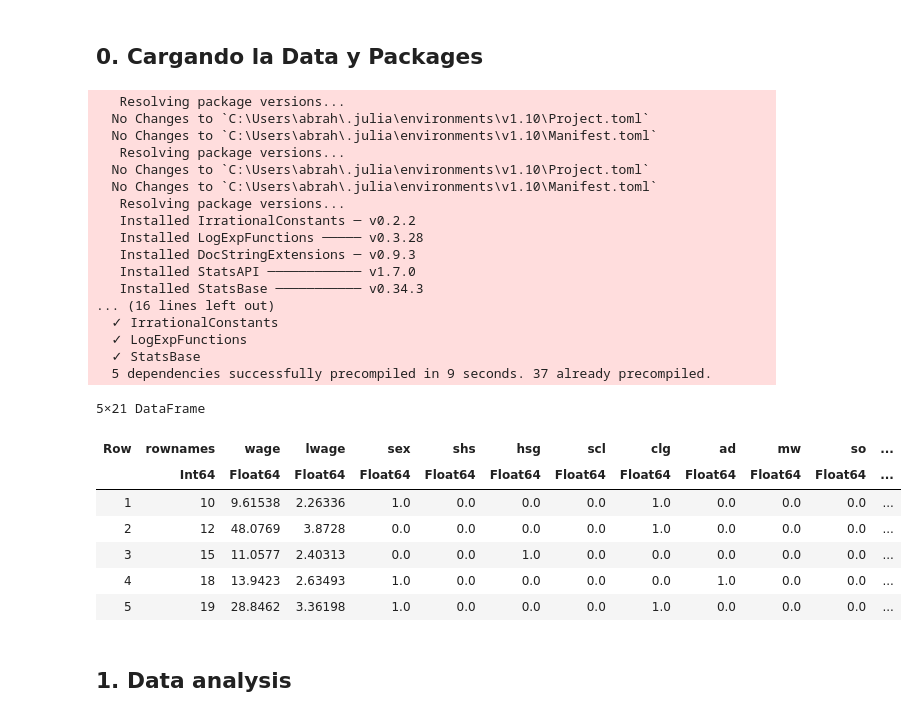
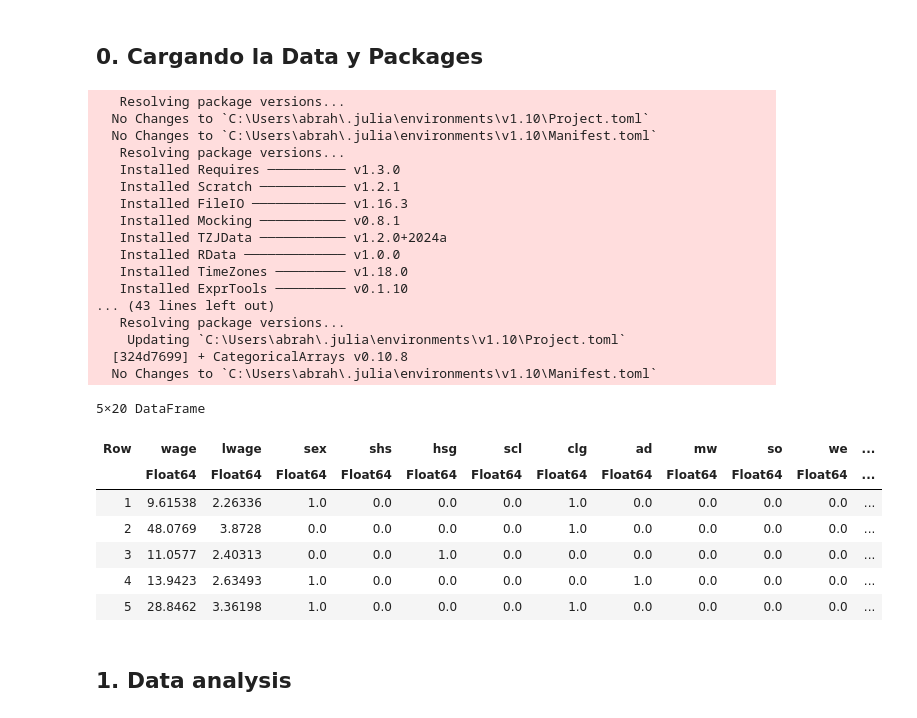
Before and after one commit to d2cml-ai/CausalAI-Course, a Jupyter notebook: Labs/Assignment/Assignment_1/group3_assignment1_Julia.ipynb, the cells around one changed output. Drawn from its saved outputs; the diff is of its cells as text; code cells hidden in the pictures.

```diff
--- a/Labs/Assignment/Assignment_1/group3_assignment1_Julia.ipynb
+++ b/Labs/Assignment/Assignment_1/group3_assignment1_Julia.ipynb
@@ -3,44 +3,60 @@
 # %%
 using Pkg
 Pkg.add("CSV")
+Pkg.add("RData")
 Pkg.add("DataFrames")
 Pkg.add("StatsBase")
+Pkg.add("StatsModels")
+Pkg.add("Statistics")
+Pkg.add("GLM")
+Pkg.add("LaTeXStrings")
+Pkg.add("CategoricalArrays")
 # %% [output]
    Resolving package versions...
   No Changes to `C:\Users\abrah\.julia\environments\v1.10\Project.toml`
   No Changes to `C:\Users\abrah\.julia\environments\v1.10\Manifest.toml`
    Resolving package versions...
-  No Changes to `C:\Users\abrah\.julia\environments\v1.10\Project.toml`
+   Installed Requires ────────── v1.3.0
+   Installed Scratch ─────────── v1.2.1
+   Installed FileIO ──────────── v1.16.3
+   Installed Mocking ─────────── v0.8.1
+   Installed TZJData ─────────── v1.2.0+2024a
+   Installed RData ───────────── v1.0.0
+   Installed TimeZones ───────── v1.18.0
+   Installed ExprTools ───────── v0.1.10
+... (43 lines left out)
+   Resolving package versions...
+    Updating `C:\Users\abrah\.julia\environments\v1.10\Project.toml`
+  [324d7699] + CategoricalArrays v0.10.8
   No Changes to `C:\Users\abrah\.julia\environments\v1.10\Manifest.toml`
-   Resolving package versions...
-   Installed IrrationalConstants ─ v0.2.2
-   Installed LogExpFunctions ───── v0.3.28
-   Installed DocStringExtensions ─ v0.9.3
-   Installed StatsAPI ──────────── v1.7.0
-   Installed StatsBase ─────────── v0.34.3
-... (16 lines left out)
-  ✓ IrrationalConstants
-  ✓ LogExpFunctions
-  ✓ StatsBase
-  5 dependencies successfully precompiled in 9 seconds. 37 already precompiled.
 # %%
 using CSV
+using GLM
 using DataFrames
+using LaTeXStrings
+using StatsBase
+using Statistics,RData
+using CategoricalArrays
 
-df = CSV.read("../../../data/wage2015_subsample_inference.csv", DataFrame)
+#podemos cargar esto como csv
+df_csv = CSV.read("../../../data/wage2015_subsample_inference.csv", DataFrame)
+#pero también como RData
+df_rdata = load("../../../data/wage2015_subsample_inference.RData")["data"]
 
+#en este caso usaremos el archivo RData sobretodo porque detecta Categoricals
+df = df_rdata
 #para ver las primeras 5 observacione
 
 first(df, 5)
 # %% [output]
-5×21 DataFrame
+5×20 DataFrame
-| Row | rownames | wage | lwage | sex | shs | hsg | scl | clg | ad | mw | so | ... |
-|  | Int64 | Float64 | Float64 | Float64 | Float64 | Float64 | Float64 | Float64 | Float64 | Float64 | Float64 | ... |
-| 1 | 10 | 9.61538 | 2.26336 | 1.0 | 0.0 | 0.0 | 0.0 | 1.0 | 0.0 | 0.0 | 0.0 | ... |
-| 2 | 12 | 48.0769 | 3.8728 | 0.0 | 0.0 | 0.0 | 0.0 | 1.0 | 0.0 | 0.0 | 0.0 | ... |
-| 3 | 15 | 11.0577 | 2.40313 | 0.0 | 0.0 | 1.0 | 0.0 | 0.0 | 0.0 | 0.0 | 0.0 | ... |
-| 4 | 18 | 13.9423 | 2.63493 | 1.0 | 0.0 | 0.0 | 0.0 | 0.0 | 1.0 | 0.0 | 0.0 | ... |
-| 5 | 19 | 28.8462 | 3.36198 | 1.0 | 0.0 | 0.0 | 0.0 | 1.0 | 0.0 | 0.0 | 0.0 | ... |
+| Row | wage | lwage | sex | shs | hsg | scl | clg | ad | mw | so | we | ... |
+|  | Float64 | Float64 | Float64 | Float64 | Float64 | Float64 | Float64 | Float64 | Float64 | Float64 | Float64 | ... |
+| 1 | 9.61538 | 2.26336 | 1.0 | 0.0 | 0.0 | 0.0 | 1.0 | 0.0 | 0.0 | 0.0 | 0.0 | ... |
+| 2 | 48.0769 | 3.8728 | 0.0 | 0.0 | 0.0 | 0.0 | 1.0 | 0.0 | 0.0 | 0.0 | 0.0 | ... |
+| 3 | 11.0577 | 2.40313 | 0.0 | 0.0 | 1.0 | 0.0 | 0.0 | 0.0 | 0.0 | 0.0 | 0.0 | ... |
+| 4 | 13.9423 | 2.63493 | 1.0 | 0.0 | 0.0 | 0.0 | 0.0 | 1.0 | 0.0 | 0.0 | 0.0 | ... |
+| 5 | 28.8462 | 3.36198 | 1.0 | 0.0 | 0.0 | 0.0 | 1.0 | 0.0 | 0.0 | 0.0 | 0.0 | ... |
 # %% [markdown]
 ## 1. Data analysis
 # %% [markdown]
```
Also changed, not shown: parts of 12 cells of this notebook.
